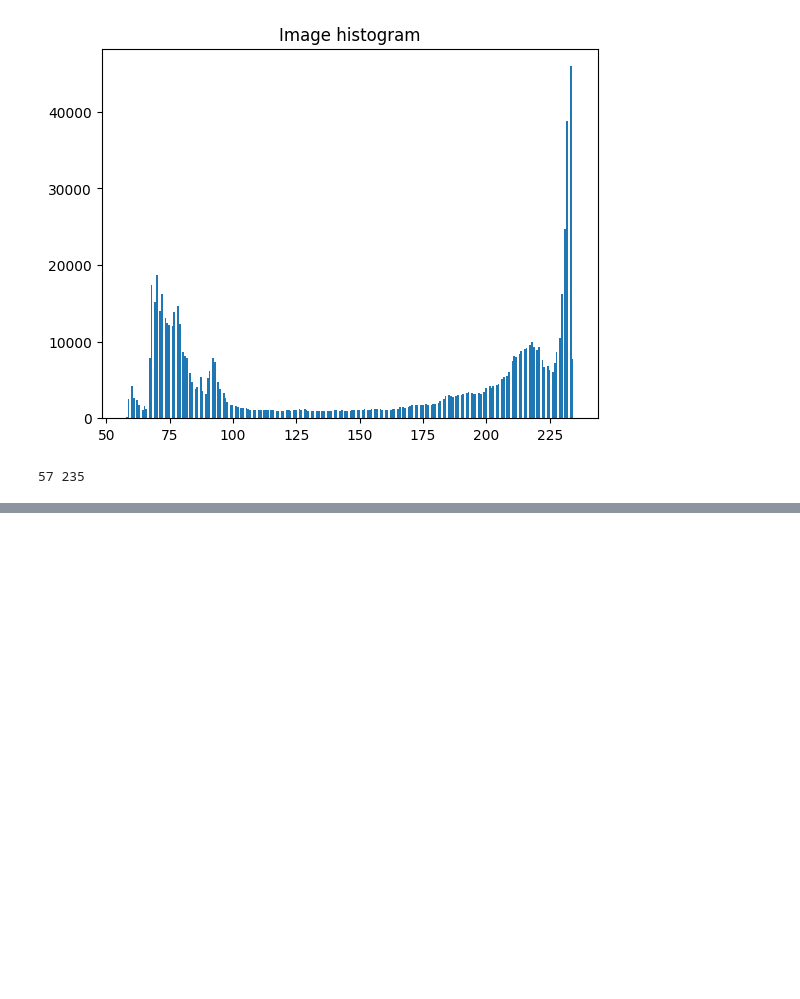
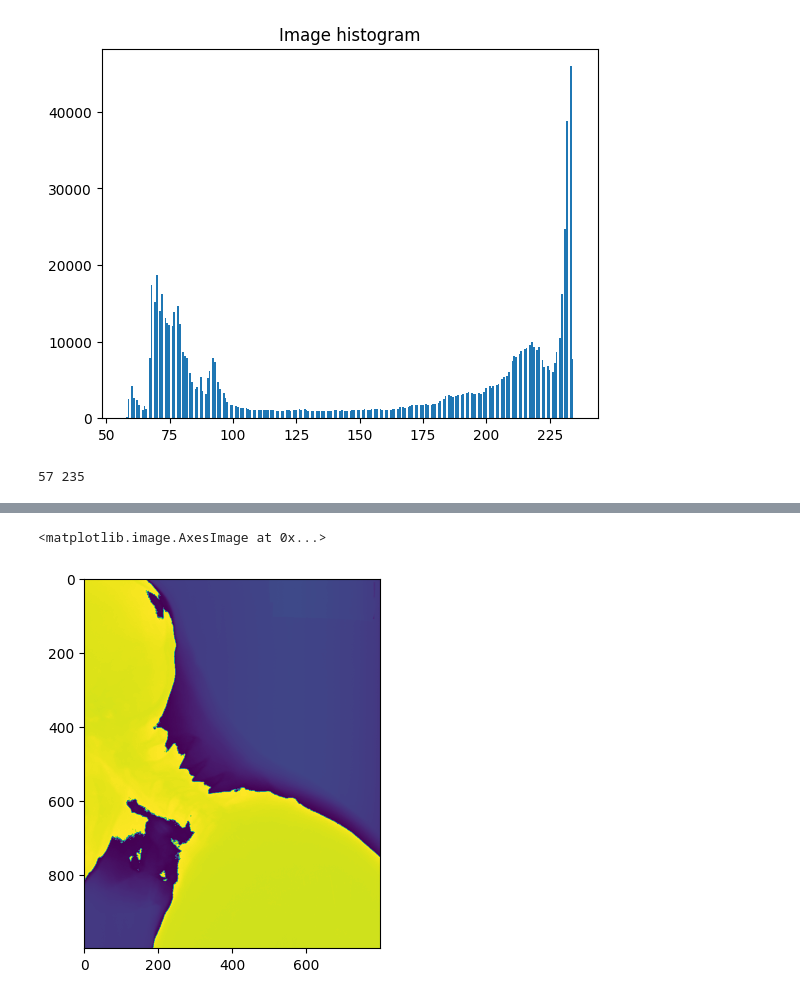
Before and after one commit to RaixSplitter/ImageAnalysis, a Jupyter notebook: exercises/ex3-PixelwiseOperations/ex3_answer.ipynb, the cells around one changed output, grey strips where cells are left out. Drawn from its saved outputs; the diff is of its cells as text; code cells hidden in the pictures; blank space fills up the shorter version.

```diff
--- a/exercises/ex3-PixelwiseOperations/ex3_answer.ipynb
+++ b/exercises/ex3-PixelwiseOperations/ex3_answer.ipynb
@@ -46,0 +66,5 @@ def histogram_stretch(img_in):
+# %%
+plt.imshow(img_as_ubyte(img) - img_stretch)
+# %% [output]
+<matplotlib.image.AxesImage at 0x...>
+[figure, added]
```
Also changed, not shown: parts of 9 cells of this notebook, 5 other files.
